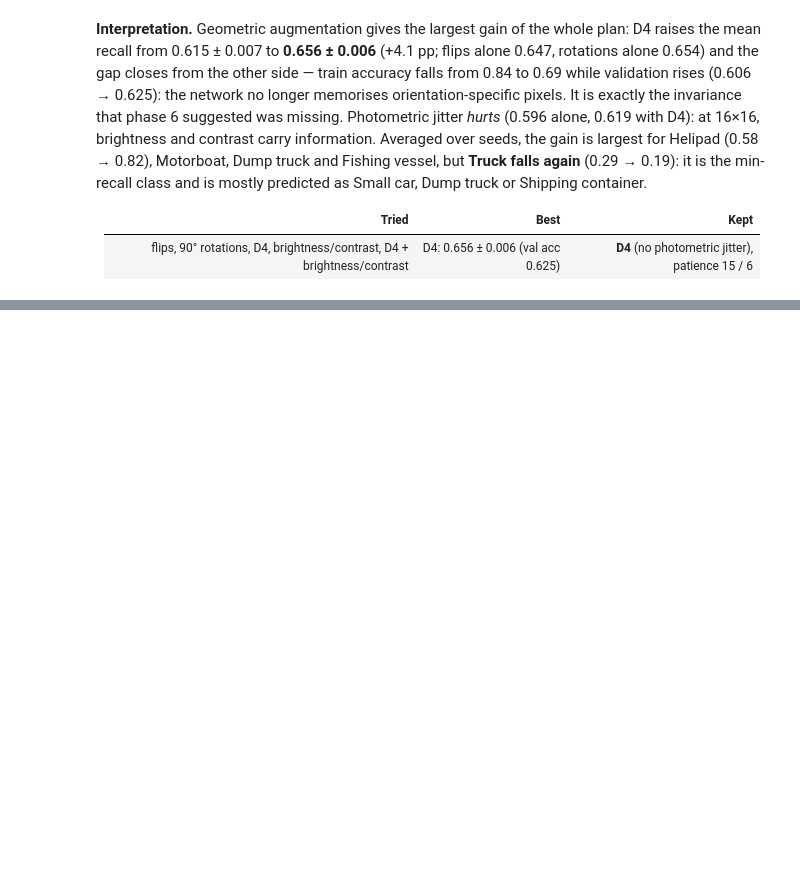
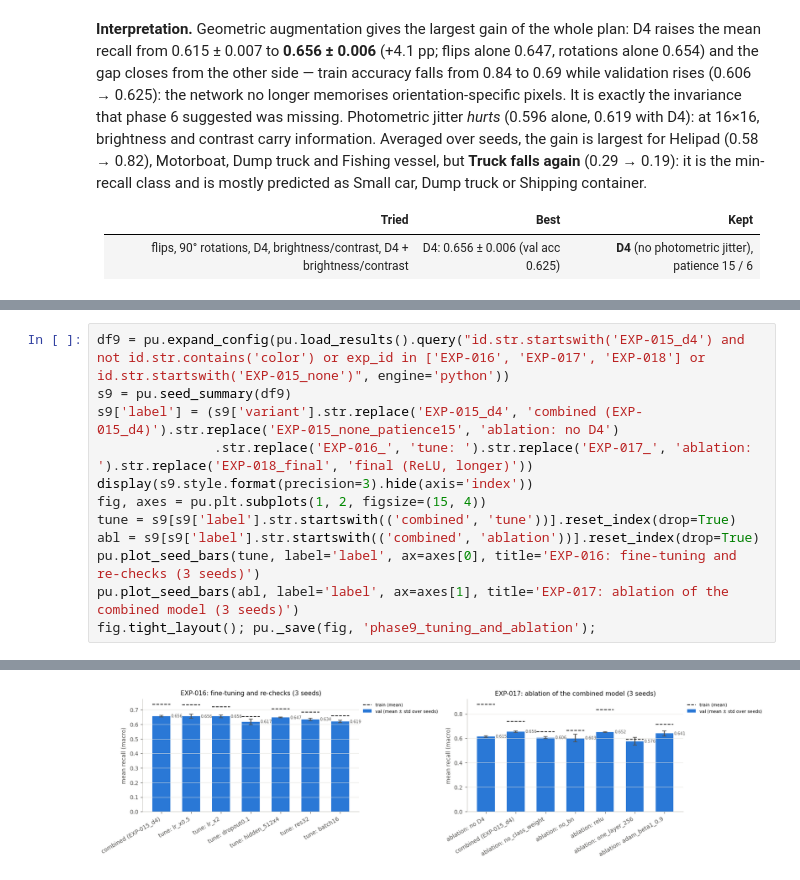
Before and after one commit to alexsierra45/image-recognition, a Jupyter notebook: hyperparameter_sweep.ipynb, the cells around one changed output, grey strips where cells are left out. Drawn from its saved outputs; the diff is of its cells as text; blank space fills up the shorter version.

```diff
--- a/hyperparameter_sweep.ipynb
+++ b/hyperparameter_sweep.ipynb
@@ -672,0 +679,13 @@ the gain is largest for Helipad (0.58 → 0.82), Motorboat, Dump truck and Fishi
+# %%
+df9 = pu.expand_config(pu.load_results().query("id.str.startswith('EXP-015_d4') and not id.str.contains('color') or exp_id in ['EXP-016', 'EXP-017', 'EXP-018'] or id.str.startswith('EXP-015_none')", engine='python'))
+s9 = pu.seed_summary(df9)
+s9['label'] = (s9['variant'].str.replace('EXP-015_d4', 'combined (EXP-015_d4)').str.replace('EXP-015_none_patience15', 'ablation: no D4')
+               .str.replace('EXP-016_', 'tune: ').str.replace('EXP-017_', 'ablation: ').str.replace('EXP-018_final', 'final (ReLU, longer)'))
+display(s9.style.format(precision=3).hide(axis='index'))
+fig, axes = pu.plt.subplots(1, 2, figsize=(15, 4))
+tune = s9[s9['label'].str.startswith(('combined', 'tune'))].reset_index(drop=True)
+abl = s9[s9['label'].str.startswith(('combined', 'ablation'))].reset_index(drop=True)
+pu.plot_seed_bars(tune, label='label', ax=axes[0], title='EXP-016: fine-tuning and re-checks (3 seeds)')
+pu.plot_seed_bars(abl, label='label', ax=axes[1], title='EXP-017: ablation of the combined model (3 seeds)')
+fig.tight_layout(); pu._save(fig, 'phase9_tuning_and_ablation');
+# %% [output]
@@ -672,0 +707 @@ the gain is largest for Helipad (0.58 → 0.82), Motorboat, Dump truck and Fishi
+[figure, added]
```
Also changed, not shown: parts of 7 cells of this notebook, 53 other files.
